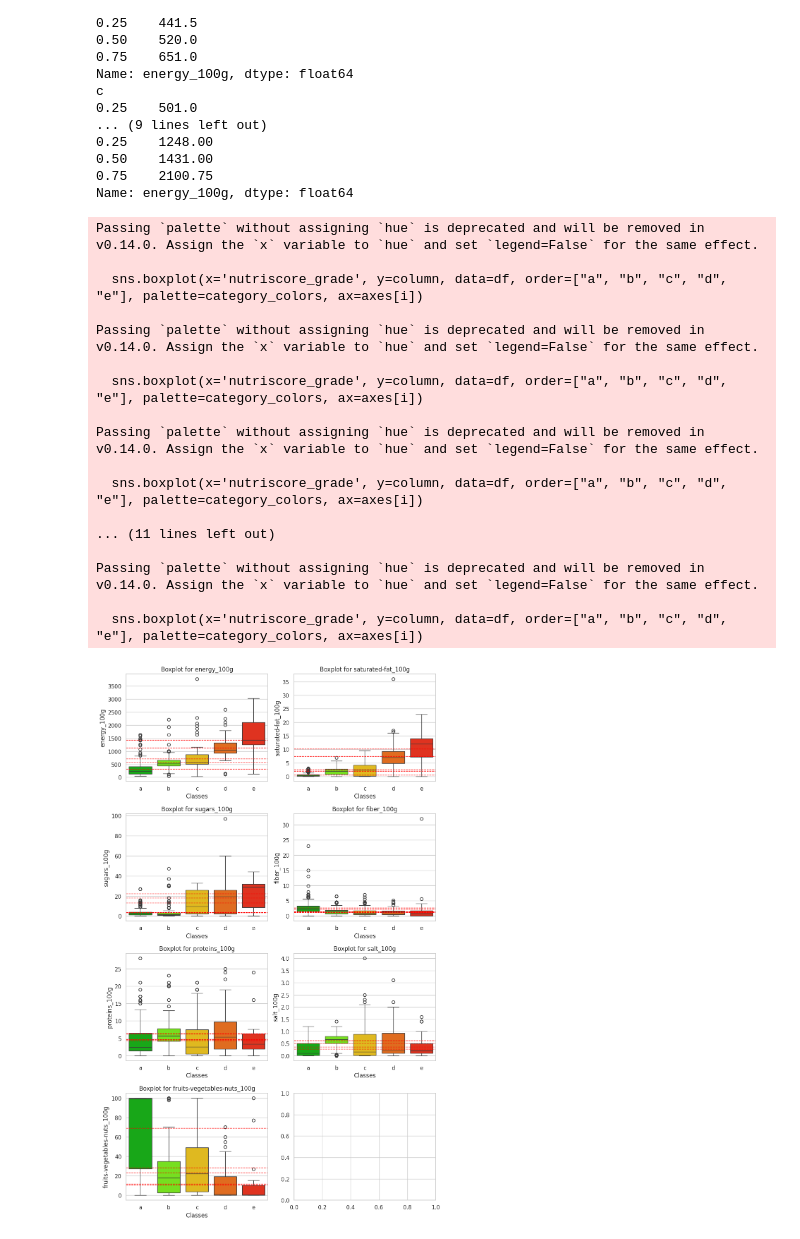
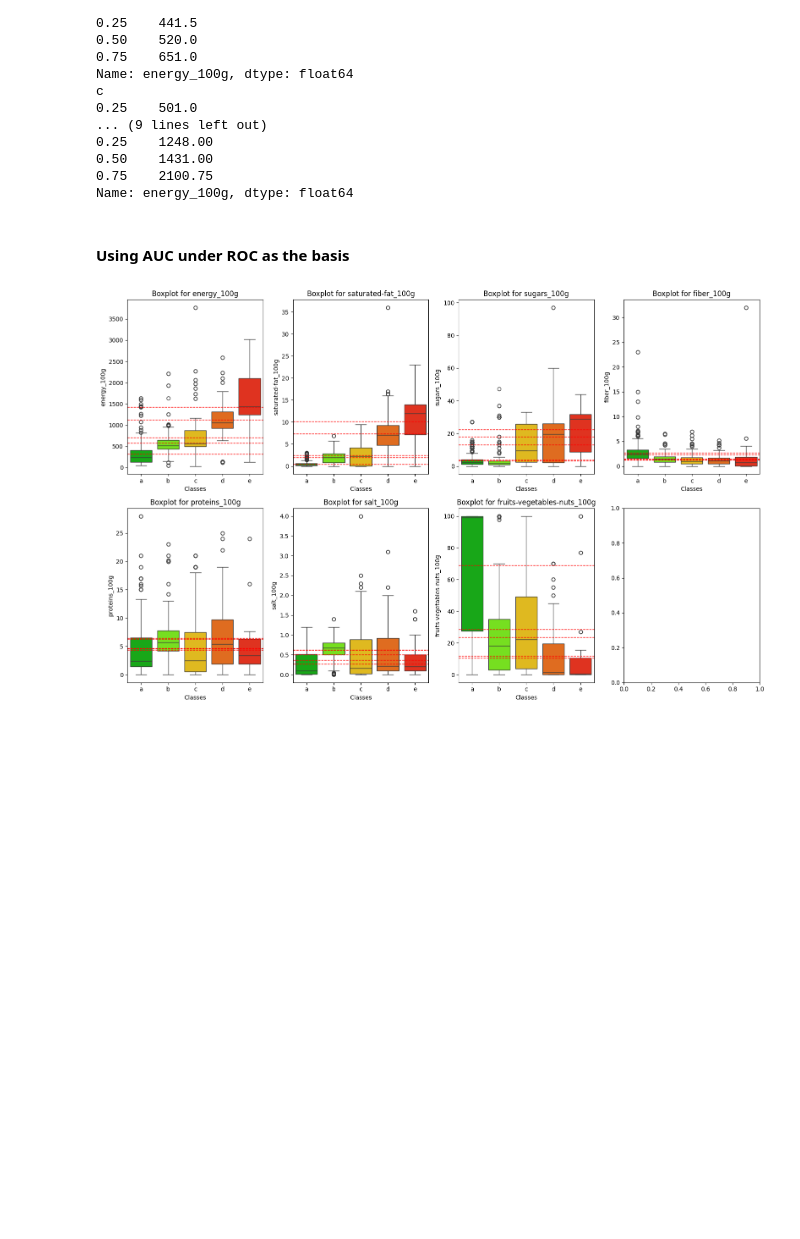
Before and after one commit to SYusupov/DecisionModelling_CS, a Jupyter notebook: project/electre-tri.ipynb, the cells around one changed output. Saved outputs shown, nothing was run; the diff lists cells and outputs as text; code cells hidden in the pictures; blank space fills up the shorter version.

```diff
--- a/project/electre-tri.ipynb
+++ b/project/electre-tri.ipynb
@@ -13,4 +11,5 @@ import matplotlib.pyplot as plt
 ## Discovering about the data
 # %%
 df = pd.read_csv("ourData.csv", index_col="index")
+df.dropna(inplace=True)
 # %%
@@ -101,6 +93,7 @@ agg_dict = {'energy_100g': ['max', 'min'],
             'proteins_100g': ['max', 'min'],
             'salt_100g': ['max', 'min'],
             'fruits-vegetables-nuts_100g': ['max', 'min']}
+category_colors = {"a": "#00BF00", "b": "#73FF00", "c": "#FFCC00", "d": "#FF6600", "e": "#FF1900"}
 
 result = df.groupby('nutriscore_grade').agg(agg_dict)
 # %%
@@ -174,81 +151,40 @@ c
 0.50    1431.00
 0.75    2100.75
 Name: energy_100g, dtype: float64
-# %%
-# Function to find optimal threshold using ROC analysis
-def find_optimal_threshold(data, labels):
-    # Map class labels to integers
-    label_mapping = {'a': 0, 'b': 1, 'c': 2, 'd': 3, 'e': 4}
-    y_true = np.array([label_mapping[label] for label in labels])
-
-    # Split the data into train and test sets
-    X_train, _, y_train, _ = train_test_split(data, y_true, test_size=0.01, random_state=42)
-
-    # Compute ROC curve and AUC for each class
-    fpr = dict()
-    tpr = dict()
-    roc_auc = dict()
-
-    for i in range(len(np.unique(y_true))):
-        y_true_i = (y_true == i).astype(int)
-        fpr[i], tpr[i], _ = roc_curve(y_true_i, data)
-        roc_auc[i] = auc(fpr[i], tpr[i])
-
-    # Find the threshold that maximizes the sum of sensitivity and specificity
-    optimal_thresholds = np.zeros(len(np.unique(y_true)))
-    for i in range(len(np.unique(y_true))):
-        optimal_thresholds[i] = X_train[y_train == i].mean()
-
-    return optimal_thresholds
+# %% [markdown]
+#### Using AUC under ROC as the basis
 # %%
 # Find borders for energy
 columns = ['energy_100g', 'saturated-fat_100g', 'sugars_100g', 'fiber_100g',
            'proteins_100g', 'salt_100g', 'fruits-vegetables-nuts_100g']
 labels = df['nutriscore_grade']
 
 # Create a 2x4 subplot grid
-fig, axes = plt.subplots(4,2, figsize=(10,16))
+fig, axes = plt.subplots(2,4, figsize=(16,10))
 axes = axes.flatten()
 
 thresholds = {}
 
 for i, column in enumerate(columns):
     data = df[column]
 
     # Find optimal thresholds
     optimal_threshold = find_optimal_threshold(data, labels)
     thresholds[column] = optimal_threshold
 
     # Plot boxplot
-    sns.boxplot(x='nutriscore_grade', y=column, data=df, order=["a", "b", "c", "d", "e"], palette=category_colors, ax=axes[i])
+    sns.boxplot(x='nutriscore_grade', y=column, data=df, order=["a", "b", "c", "d", "e"], palette=category_colors, hue = 'nutriscore_grade', legend=False, ax=axes[i])
 
     for line in optimal_threshold:
         # Plot decision boundary
         axes[i].axhline(y=line, color='red', linestyle='dashed', linewidth=1)
 
     axes[i].set_title(f'Boxplot for {column}')
     axes[i].set_xlabel('Classes')
     axes[i].set_ylabel(column)
 
 # Adjust layout
 plt.tight_layout()
 plt.show()
 # %% [output]
-Passing `palette` without assigning `hue` is deprecated and will be removed in v0.14.0. Assign the `x` variable to `hue` and set `legend=False` for the same effect.
-
-  sns.boxplot(x='nutriscore_grade', y=column, data=df, order=["a", "b", "c", "d", "e"], palette=category_colors, ax=axes[i])
-
-Passing `palette` without assigning `hue` is deprecated and will be removed in v0.14.0. Assign the `x` variable to `hue` and set `legend=False` for the same effect.
-
-  sns.boxplot(x='nutriscore_grade', y=column, data=df, order=["a", "b", "c", "d", "e"], palette=category_colors, ax=axes[i])
-
-Passing `palette` without assigning `hue` is deprecated and will be removed in v0.14.0. Assign the `x` variable to `hue` and set `legend=False` for the same effect.
-
-  sns.boxplot(x='nutriscore_grade', y=column, data=df, order=["a", "b", "c", "d", "e"], palette=category_colors, ax=axes[i])
-
-... (11 lines left out)
-
-Passing `palette` without assigning `hue` is deprecated and will be removed in v0.14.0. Assign the `x` variable to `hue` and set `legend=False` for the same effect.
-
-  sns.boxplot(x='nutriscore_grade', y=column, data=df, order=["a", "b", "c", "d", "e"], palette=category_colors, ax=axes[i])
-[figure, old version]
+[figure, new version]
```
Also changed, not shown: parts of 25 cells of this notebook.
